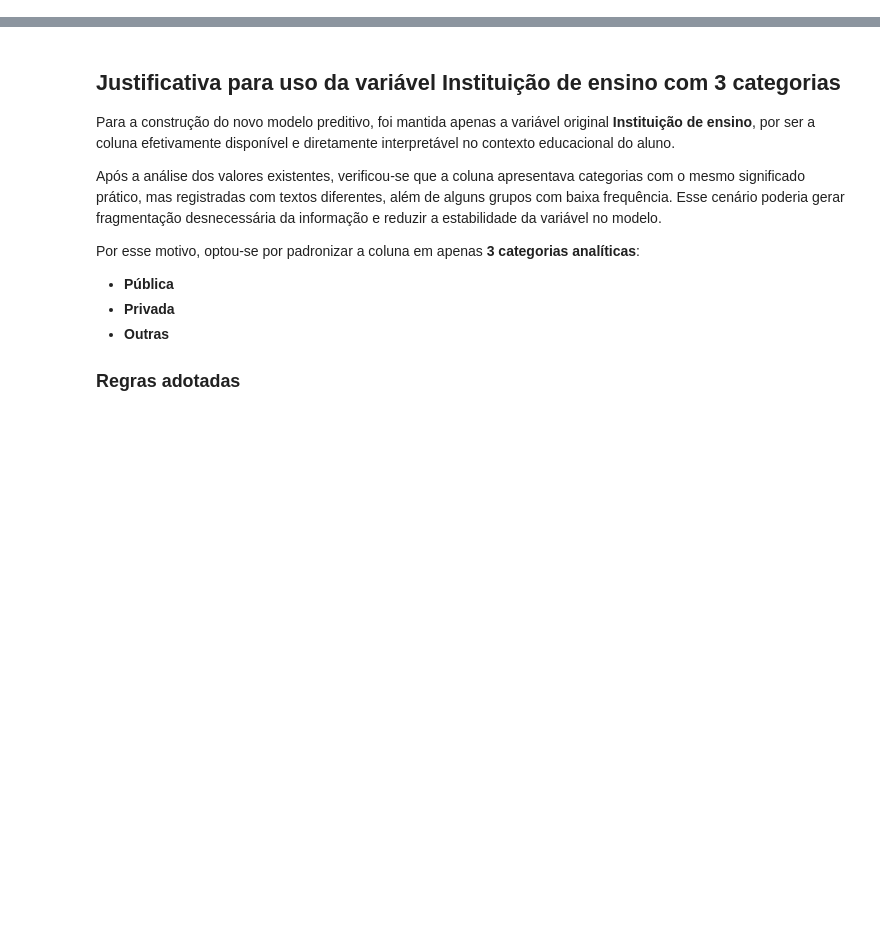
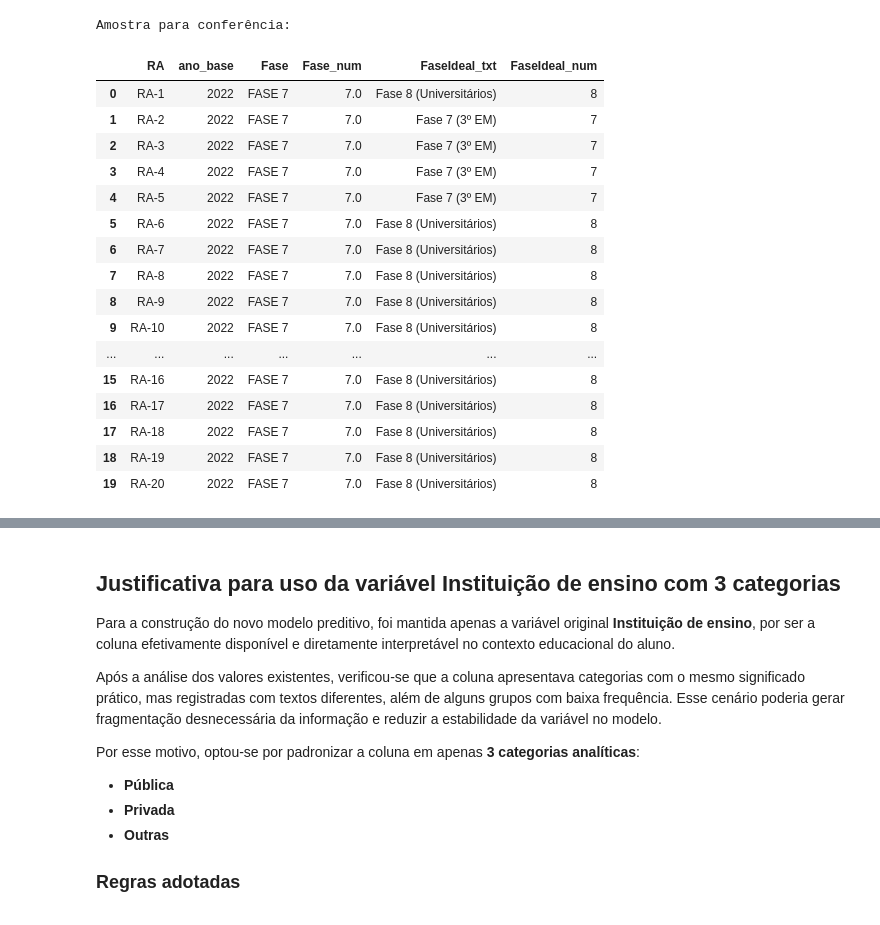
Before and after one commit to tivanello/fase5, a Jupyter notebook: notebooks/fase5_pergunta10.ipynb, the cells around one changed output, grey strips where cells are left out. Cells and saved outputs as stored; diff of their text form; code cells hidden in the pictures; blank space fills up the shorter version.

```diff
--- a/notebooks/fase5_pergunta10.ipynb
+++ b/notebooks/fase5_pergunta10.ipynb
@@ -886,0 +3,27 @@ Name: count, dtype: int64
+# %%
+# ============================================================
+# BLOCO 1 —IMPORTAR O DATAFRAME do Git
+# Objetivo:
+# - Clonar o repositório no Colab
+# - Localizar o arquivo tratado
+# - Carregar o arquivo df_fase5.csv em um DataFrame
+# ============================================================
+
+import os
+import pandas as pd
+
+REPO_DIR = "/content/fase5"
+ARQUIVO = f"{REPO_DIR}/data/processed/df_fase5.csv"
+
+# Clonar o repositório apenas se ainda não existir
+if not os.path.exists(REPO_DIR):
+    !git clone https://github.com/tivanello/fase5.git {REPO_DIR}
+else:
+    print("Repositório já existe no ambiente.")
+
+# Carregar o arquivo
+df_fase5_p10 = pd.read_csv(ARQUIVO)
+
+# Conferência inicial
+print("Dimensão do dataframe:", df_fase5_p10.shape)
+display(df_fase5_p10.head())
@@ -886,0 +298,36 @@ Name: count, dtype: int64
+# %%
+# ============================================================
+# BLOCO — PADRONIZAR COLUNA Fase COMO "FASE X"
+# Objetivo:
+# - Acrescentar a expressão "FASE " antes do número da fase
+# - Manter apenas o número da própria coluna Fase
+# ============================================================
+
+df_fase5_p10["Fase"] = (
+    pd.to_numeric(df_fase5_p10["Fase"], errors="coerce")
+    .astype("Int64")
+    .astype("string")
+    .radd("FASE ")
+)
+
+print("Amostra para conferência:")
+display(df_fase5_p10[["RA", "ano_base", "Fase", "Fase_num", "FaseIdeal_txt", "FaseIdeal_num"]].head(20))
+# %% [output]
+Amostra para conferência:
+|  | RA | ano_base | Fase | Fase_num | FaseIdeal_txt | FaseIdeal_num |
+| 0 | RA-1 | 2022 | FASE 7 | 7.0 | Fase 8 (Universitários) | 8 |
+| 1 | RA-2 | 2022 | FASE 7 | 7.0 | Fase 7 (3º EM) | 7 |
+| 2 | RA-3 | 2022 | FASE 7 | 7.0 | Fase 7 (3º EM) | 7 |
+| 3 | RA-4 | 2022 | FASE 7 | 7.0 | Fase 7 (3º EM) | 7 |
+| 4 | RA-5 | 2022 | FASE 7 | 7.0 | Fase 7 (3º EM) | 7 |
+| 5 | RA-6 | 2022 | FASE 7 | 7.0 | Fase 8 (Universitários) | 8 |
+| 6 | RA-7 | 2022 | FASE 7 | 7.0 | Fase 8 (Universitários) | 8 |
+| 7 | RA-8 | 2022 | FASE 7 | 7.0 | Fase 8 (Universitários) | 8 |
+| 8 | RA-9 | 2022 | FASE 7 | 7.0 | Fase 8 (Universitários) | 8 |
+| 9 | RA-10 | 2022 | FASE 7 | 7.0 | Fase 8 (Universitários) | 8 |
+| ... | ... | ... | ... | ... | ... | ... |
+| 15 | RA-16 | 2022 | FASE 7 | 7.0 | Fase 8 (Universitários) | 8 |
+| 16 | RA-17 | 2022 | FASE 7 | 7.0 | Fase 8 (Universitários) | 8 |
+| 17 | RA-18 | 2022 | FASE 7 | 7.0 | Fase 8 (Universitários) | 8 |
+| 18 | RA-19 | 2022 | FASE 7 | 7.0 | Fase 8 (Universitários) | 8 |
+| 19 | RA-20 | 2022 | FASE 7 | 7.0 | Fase 8 (Universitários) | 8 |
```
Also changed, not shown: parts of 202 cells of this notebook.
